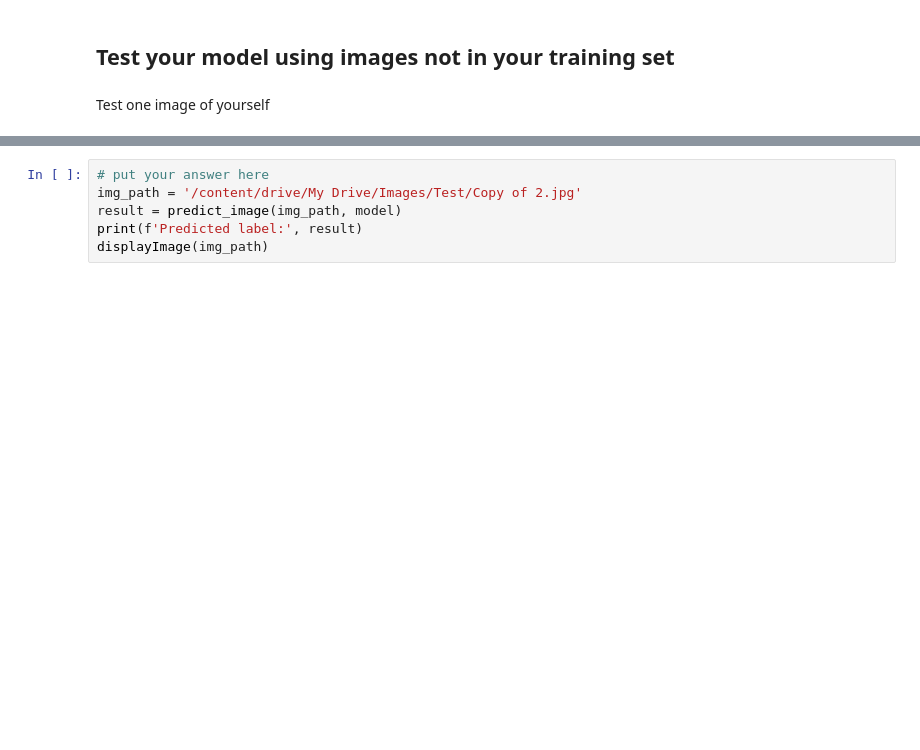
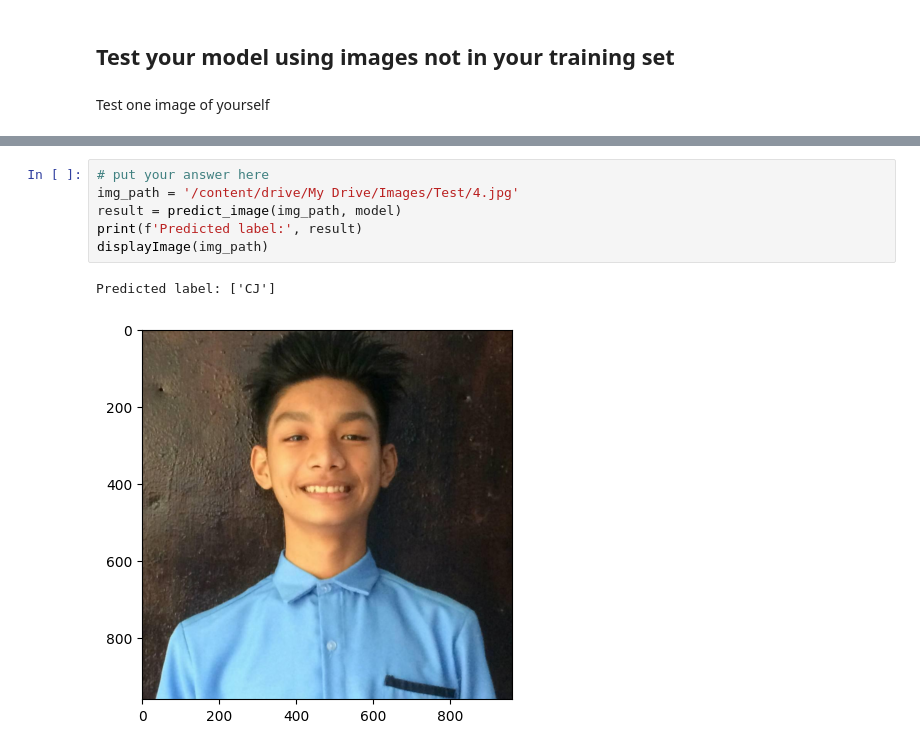
Before and after one commit to dhan-t/CCMACLRL_EXERCISES_COM222ML, a Jupyter notebook: Exercise8.ipynb, the cells around one changed output, grey strips where cells are left out. Cells and saved outputs as stored; diff of their text form; blank space fills up the shorter version.

```diff
--- a/Exercise8.ipynb
+++ b/Exercise8.ipynb
@@ -166,8 +214,11 @@ displayImage(img_path)
 # %%
 # put your answer here
-img_path = '/content/drive/My Drive/Images/Test/Copy of 2.jpg'
+img_path = '/content/drive/My Drive/Images/Test/4.jpg'
 result = predict_image(img_path, model)
 print(f'Predicted label:', result)
 displayImage(img_path)
+# %% [output]
+Predicted label: ['CJ']
+[figure, added]
 # %%
 # put your answer here
```
Also changed, not shown: parts of 20 cells of this notebook.
